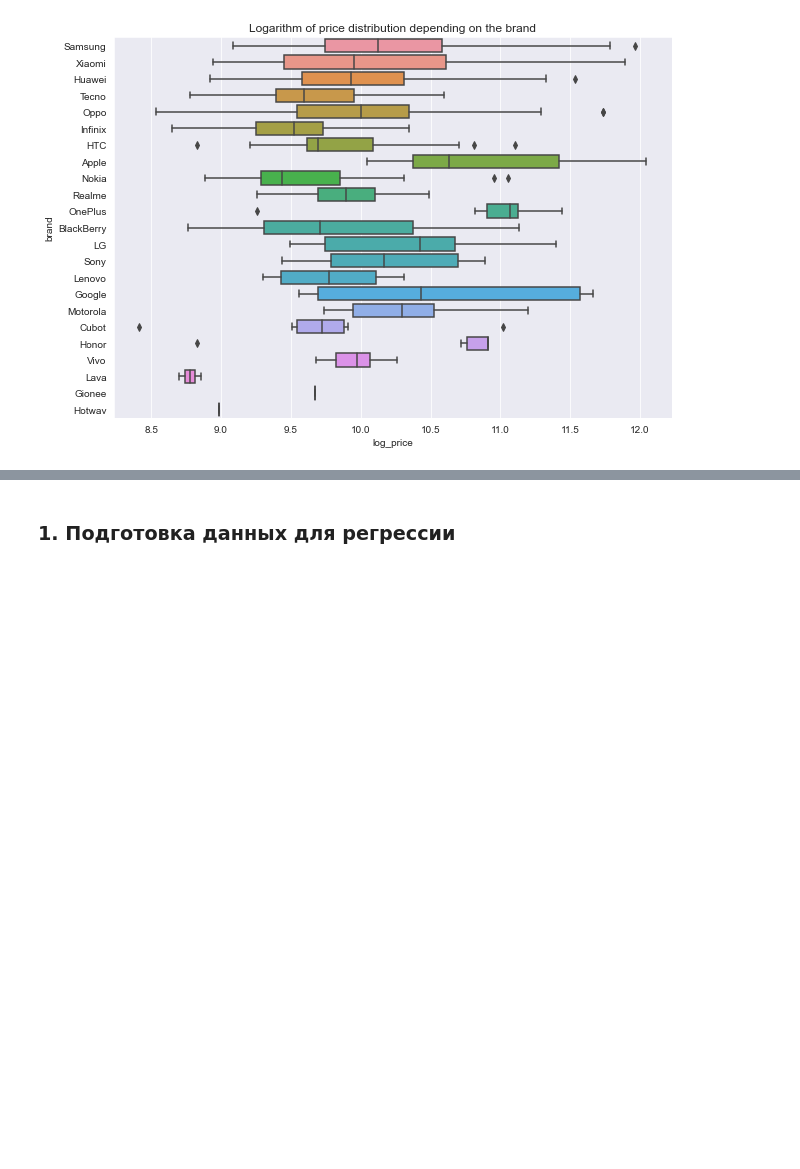
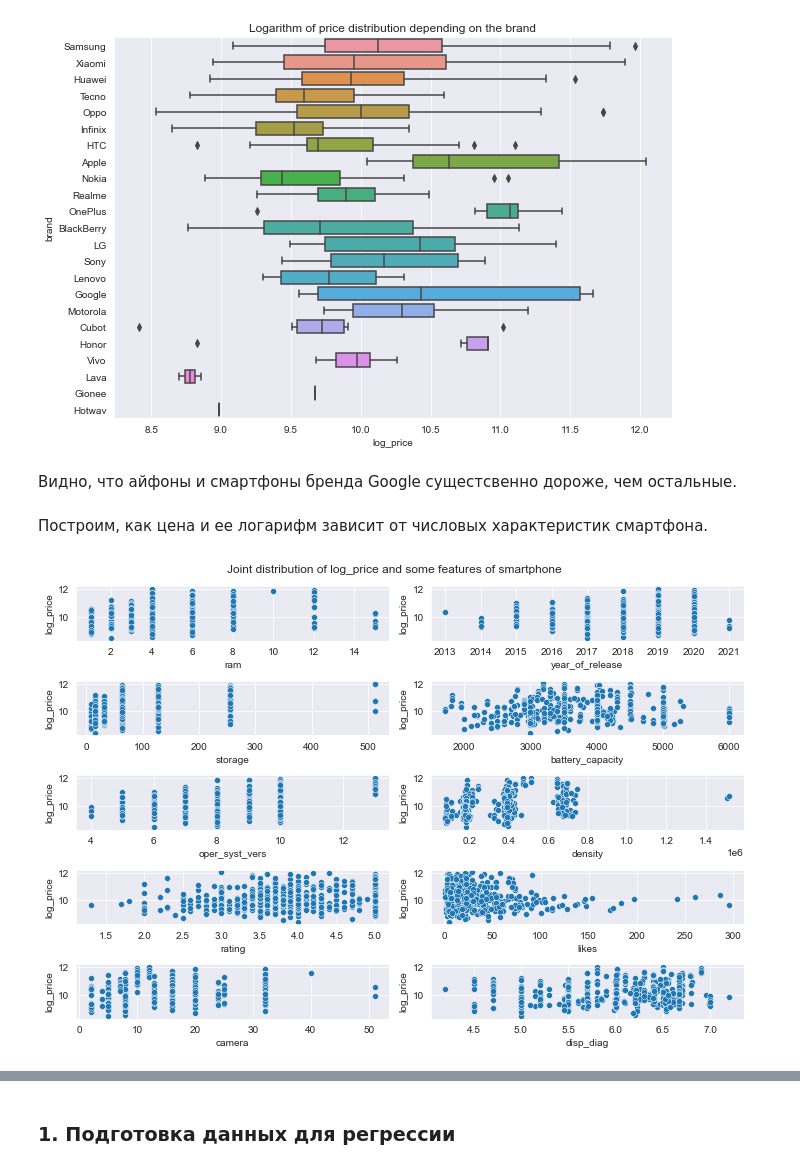
Before and after one commit to Dangerio/smartphone-price-analysis, a Jupyter notebook: Analysis/Analysis.ipynb, the cells around one changed output, grey strips where cells are left out. Drawn from its saved outputs; the diff is of its cells as text; code cells hidden in the pictures; blank space fills up the shorter version.

Commit message:
Added EDA and density feature

```diff
--- a/Analysis/Analysis.ipynb
+++ b/Analysis/Analysis.ipynb
@@ -33,6 +33,7 @@ data.sample(3)
 # %%
-# adding log price to dataset
+# adding log price and PPI to dataset
 data['log_price'] = np.log(data.price)
+data['density'] = data.disp_height * data.disp_width / data.disp_diag
 # %%
 fig, ax = plt.subplots(figsize=(10, 7))
 sns.histplot(data=data, x='log_price', ax=ax,  kde=True)
@@ -61,3 +62,16 @@ sns.boxplot(data=data, y='brand', x='log_price', ax=ax, order=list(data.brand.va
 ax.set_title('Logarithm of price distribution depending on the brand');
 # %% [output]
 [figure]
+# %% [markdown]
+Видно, что айфоны и смартфоны бренда Google сущестсвенно дороже, чем остальные.
+# %% [markdown]
+Построим, как цена и ее логарифм зависит от числовых характеристик смартфона.
+# %%
+num_cols = list(set(list(data.select_dtypes([int, float]).columns)) - {'log_price', 'price', 'disp_width', 'disp_height', 'specs_score'})
+fig, ax = plt.subplots(ncols=2, nrows=5, figsize=(10, 7))
+for i, col in enumerate(num_cols):
+    sns.scatterplot(data=data, x=col, y='log_price', ax=ax[i // 2][i % 2])
+fig.suptitle('Joint distribution of log_price and some features of smartphone')
+plt.tight_layout();
+# %% [output]
+[figure, added]
```
Also changed, not shown: parts of 8 cells of this notebook, 1 other file.
